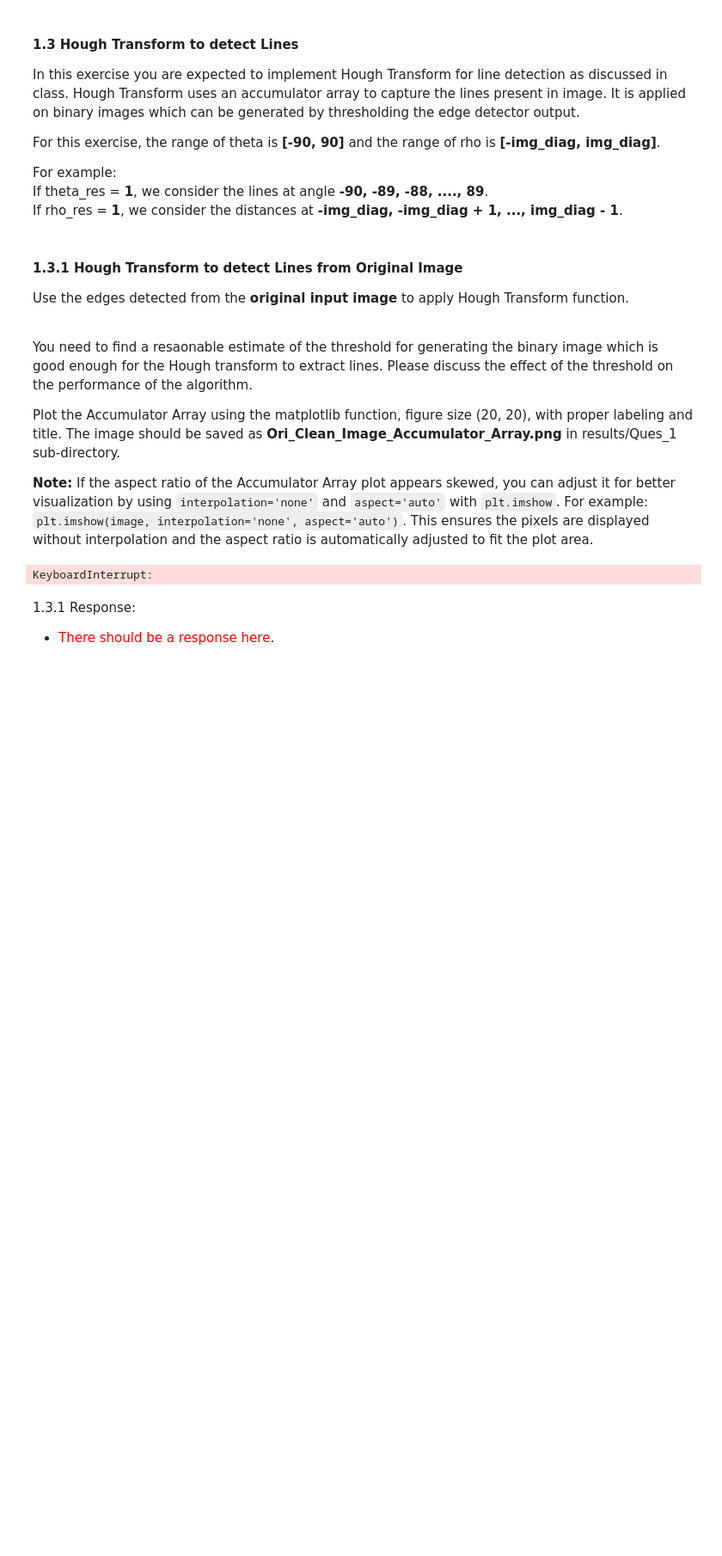
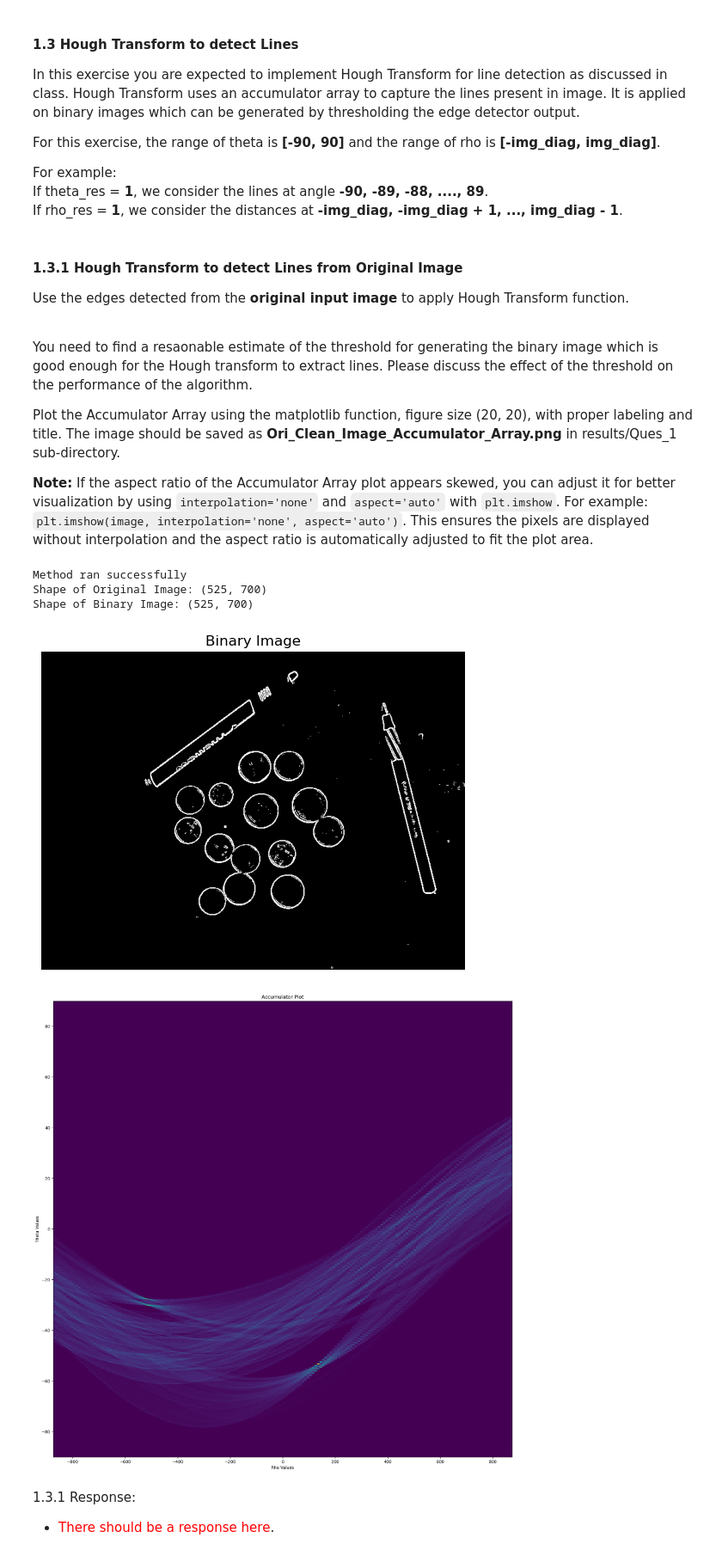
Before and after one commit to JaredMiller9922/CS-6320, a Jupyter notebook: proj2_6320/proj2_code/Project_2_CS6320.ipynb, the cells around one changed output. Shown at 86% size. Saved outputs shown, nothing was run; the diff lists cells and outputs as text; code cells hidden in the pictures; blank space fills up the shorter version.

```diff
--- a/proj2_6320/proj2_code/Project_2_CS6320.ipynb
+++ b/proj2_6320/proj2_code/Project_2_CS6320.ipynb
@@ -321,9 +324,9 @@ def hough_transform(input_img, threshold, theta_res, rho_res):
     binary_img = (input_img > threshold).astype(np.uint8)
 
     # Initialize theta component of accumlutor array
-    thetas = np.arange(-90, 90, theta_res)
+    thetas = np.arange(-90, 91, theta_res)
 
-    # Start by calcualting imag_diag. This is perpindicular distance from the line that intersects your point
+    # Start by calcualting imag+diag. This is perpindicular distance from the line that intersects your point
     # The max value this can take on is the line that passes through the bottom right corner.
     # Can be found easily by using pythagorean
     imag_diag = np.sqrt(input_img.shape[0]**2 + input_img.shape[1]**2)
@@ -333,25 +336,14 @@ def hough_transform(input_img, threshold, theta_res, rho_res):
     # We can use thetas and rhos to find the length and width of our matrix
     accumulator = np.zeros((len(rhos), len(thetas)), dtype=np.uint64)
 
-    # We can now loop through each pixel and have them vote
-    for x,y in np.ndindex(input_img.shape):
-        for theta in thetas:
+    # We can now loop through each edge point and have it vote. Edge points are where the binary image equals 1.
+    for y,x in np.argwhere(binary_img):
+        for theta_idx, theta in enumerate(thetas):
             rho = x * np.cos(np.radians(theta)) - y * np.sin(np.radians(theta))
             # Add H[d, θ] += 1
-            # We subtract the value we are looking for from everything, take the absolute value and check which value is the smallest
-            rho_discreet = np.argmin(np.abs(rhos - rho))
-            theta_discreet = np.argmin(np.abs(thetas - theta))
-            accumulator[rho_discreet, theta_discreet] += 1
-
-    # # Find the values of d,θ where H[d,θ] is maximum
-    # binary_img = np.zeros((accumulator.shape), dtype=np.uint64)
-    # for theta, rho in np.ndindex(accumulator.shape):
-        # if accumulator[theta, rho] < threshold:
-            # binary_img[theta, rho] = 0
-        # else:
-            # binary_img[theta, rho] = 1
-
-
+            # Find the rho index by normalizing rho
+            rho_discreet = int(np.round((rho + imag_diag) / rho_res))
+            accumulator[rho_discreet, theta_idx] += 1
     ############################
     ### Your Implementation ENDS here ###
     ############################
@@ -377,41 +369,45 @@ Plot the Accumulator Array using the matplotlib function, figure size (20, 20),
 
 ori_accumulator, ori_thetas, ori_rhos, ori_binary_img = hough_transform(
     img_gray_edge,   # input from edge detector on original image
-    375,   # students should tune
+    200,   # students should tune
     # 1,
     # 1
     # TODO (JM): Change the values back to 1. This is for speeding up the process
     1,
     1
 )
 
 print("Method ran successfully")
 print("Shape of Original Image: " + str(img_gray_edge.shape))
 print("Shape of Binary Image: " + str(ori_binary_img.shape))
 
 # Save the Thresholded Binary Image
 cv.imwrite('../results/Ques_1/Ori_Clean_Binary_Image.png', ori_binary_img)
 
 # Plot the Binary Image
 plt.figure()
 plt.imshow(ori_binary_img.astype(np.uint8), cmap='gray')
 plt.title('Binary Image')
 plt.axis('off')
 plt.show()
 
 # Plot Accumulator Array
 ############################
 plt.figure(figsize=(20,20))
 plt.imshow(ori_accumulator, interpolation='none', aspect='auto', extent=[ori_rhos[0], ori_rhos[-1], ori_thetas[0], ori_thetas[-1]])
 plt.title('Accumulator Plot')
 plt.xlabel("Rho Values")
 plt.ylabel("Theta Values")
 plt.show()
 ############################
 ### Your Implementation ENDS here ###
 ############################
 # %% [output]
-KeyboardInterrupt:
+Method ran successfully
+Shape of Original Image: (525, 700)
+Shape of Binary Image: (525, 700)
+[figure, added]
+[figure, added]
 # %% [markdown]
 1.3.1 Response:
 - <span style="color:red">There should be a response here</span>.
```
Also changed, not shown: parts of 14 cells of this notebook, 9 other files.
